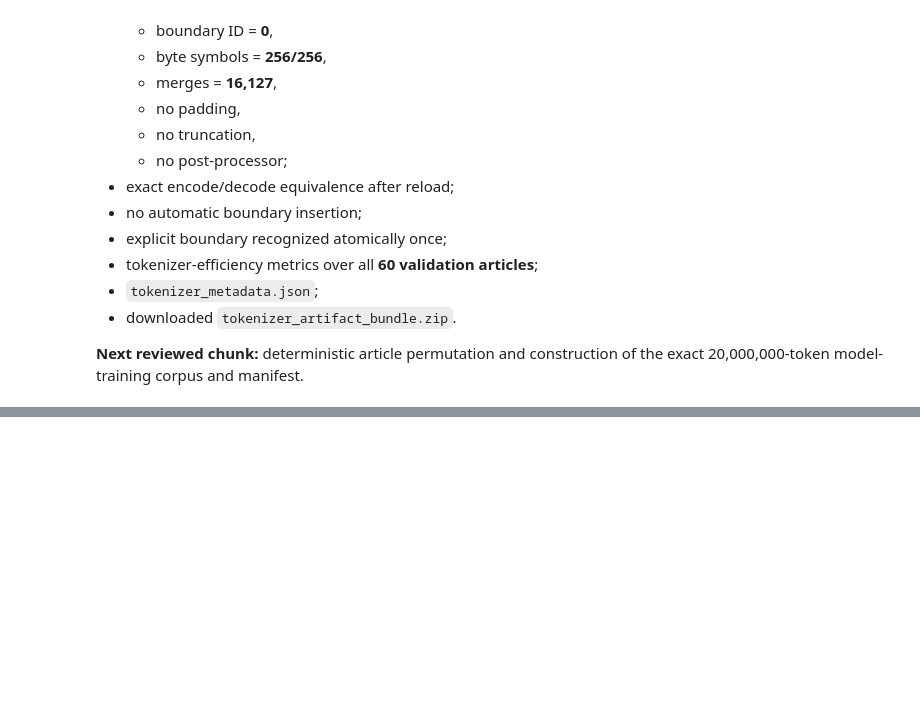
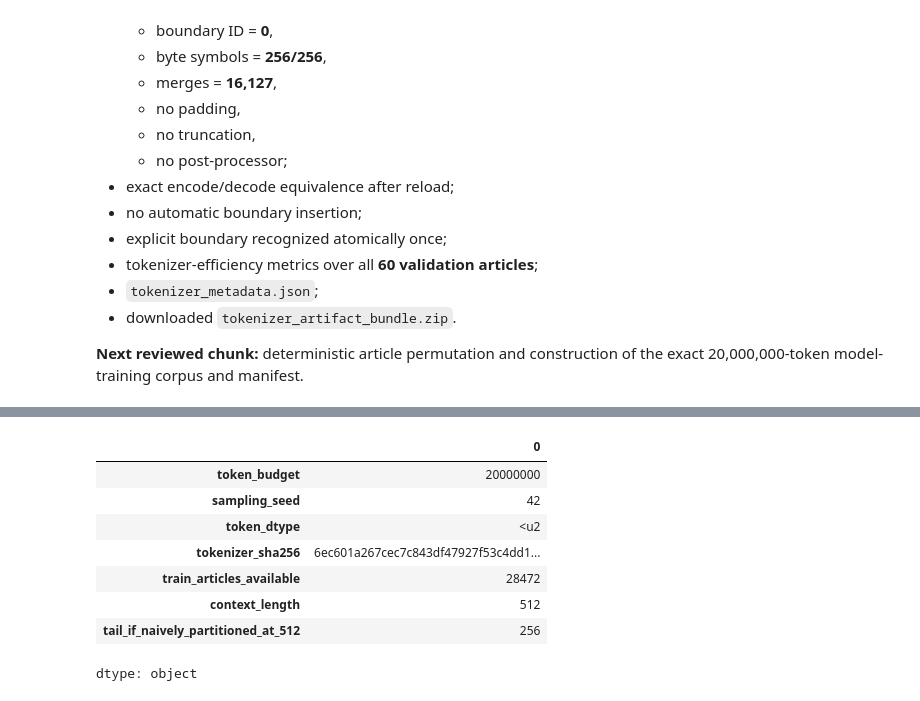
Before and after one commit to traderjohnd/foundation-model-from-scratch, a Jupyter notebook: notebooks/02_tokenizer_training_and_corpus_construction.ipynb, the cells around one changed output, grey strips where cells are left out. Saved outputs shown, nothing was run; the diff lists cells and outputs as text; code cells hidden in the pictures; blank space fills up the shorter version.

```diff
--- a/notebooks/02_tokenizer_training_and_corpus_construction.ipynb
+++ b/notebooks/02_tokenizer_training_and_corpus_construction.ipynb
@@ -1370,0 +1410,40 @@ Before proceeding, we should have observed:
+# %%
+import numpy as np
+
+CORPUS_TOKEN_BUDGET = 20_000_000
+CORPUS_SAMPLING_SEED = 42
+TOKEN_DTYPE = np.dtype("<u2")
+EXPECTED_TOKENIZER_SHA256 = (
+    "6ec601a267cec7c843df47927f53c4dd"
+    "108c85a1d059318aeec4442c7274604f"
+)
+LOCKED_CONTEXT_LENGTH = 512
+
+assert canonical_tokenizer_sha256 == EXPECTED_TOKENIZER_SHA256
+assert reloaded_tokenizer.get_vocab_size() <= np.iinfo(TOKEN_DTYPE).max + 1
+assert len(train_articles) == EXPECTED_ARTICLE_COUNTS["train"] == 28_472
+assert CORPUS_TOKEN_BUDGET % LOCKED_CONTEXT_LENGTH == 256
+
+corpus_config = pd.Series({
+    "token_budget": CORPUS_TOKEN_BUDGET,
+    "sampling_seed": CORPUS_SAMPLING_SEED,
+    "token_dtype": TOKEN_DTYPE.str,
+    "tokenizer_sha256": canonical_tokenizer_sha256,
+    "train_articles_available": len(train_articles),
+    "context_length": LOCKED_CONTEXT_LENGTH,
+    "tail_if_naively_partitioned_at_512": (
+        CORPUS_TOKEN_BUDGET % LOCKED_CONTEXT_LENGTH
+    ),
+})
+
+corpus_config
+# %% [output]
+|  | 0 |
+| token_budget | 20000000 |
+| sampling_seed | 42 |
+| token_dtype | <u2 |
+| tokenizer_sha256 | 6ec601a267cec7c843df47927f53c4dd1... |
+| train_articles_available | 28472 |
+| context_length | 512 |
+| tail_if_naively_partitioned_at_512 | 256 |
+dtype: object
```
Also changed, not shown: parts of 29 cells of this notebook.
